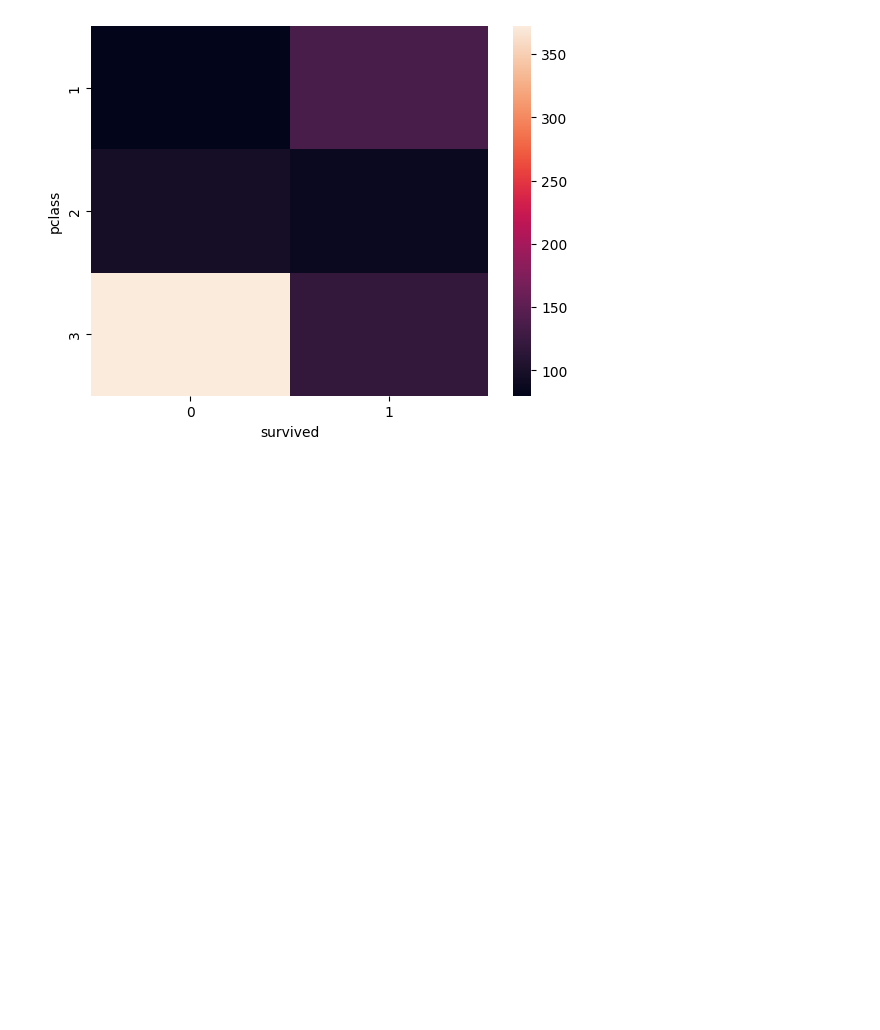
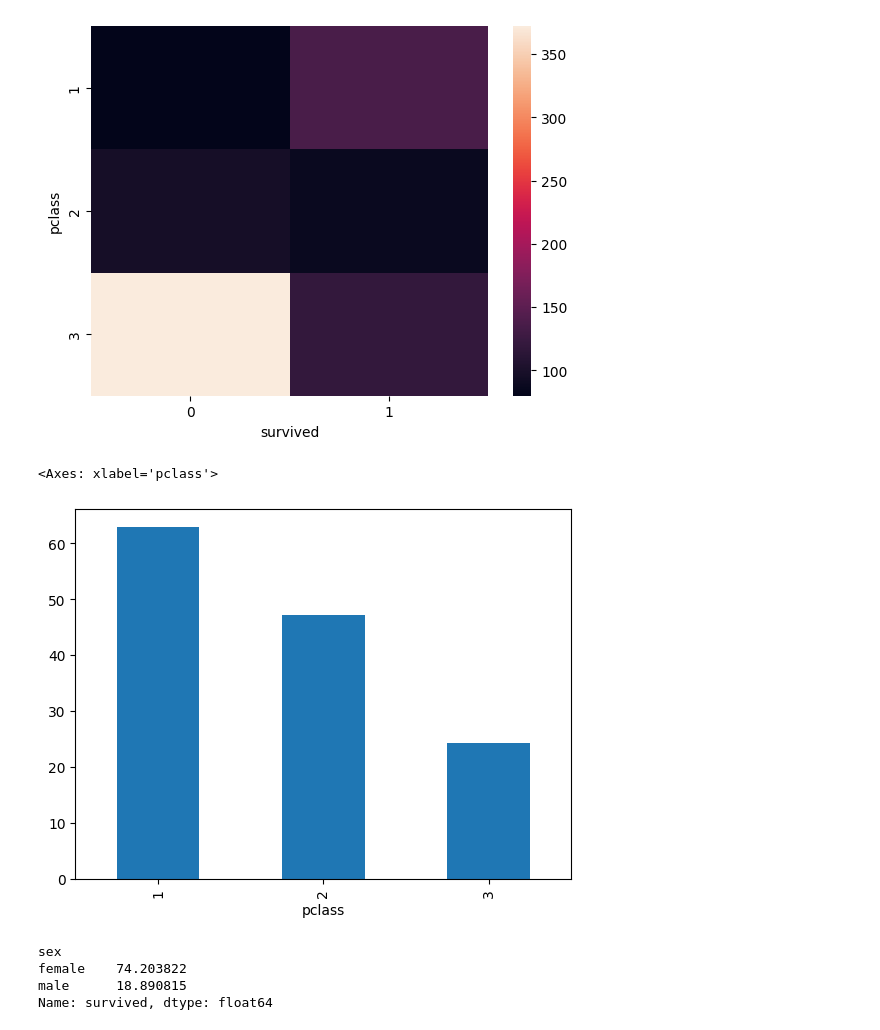
Before and after one commit to dinesh25255/ml-practice-code-in-jupyter-note-book, a Jupyter notebook: Bivariate and multivariate analysis.ipynb, the cells around one changed output. Saved outputs shown, nothing was run; the diff lists cells and outputs as text; code cells hidden in the pictures; blank space fills up the shorter version.

```diff
--- a/Bivariate and multivariate analysis.ipynb
+++ b/Bivariate and multivariate analysis.ipynb
@@ -151,0 +152,12 @@ sns.heatmap(pd.crosstab(titanic['pclass'], titanic['survived'])) # A heatmap is
+# %%
+(titanic.groupby('pclass').mean(numeric_only=True)['survived']*100).plot(kind='bar')
+# %% [output]
+<Axes: xlabel='pclass'>
+[figure, added]
+# %%
+(titanic.groupby('sex').mean(numeric_only=True)['survived']*100)
+# %% [output]
+sex
+female    74.203822
+male      18.890815
+Name: survived, dtype: float64
```
Also changed, not shown: parts of 2 cells of this notebook, 1 other file.
